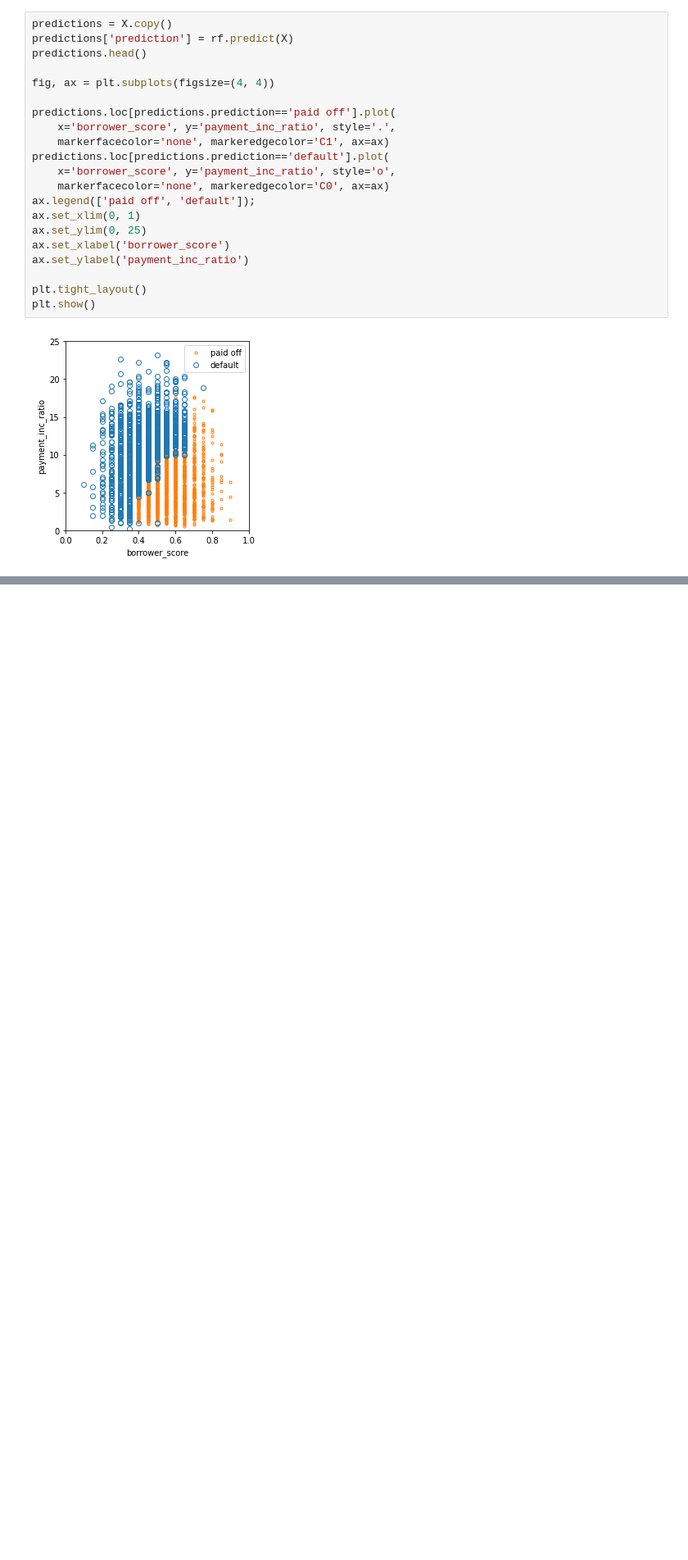
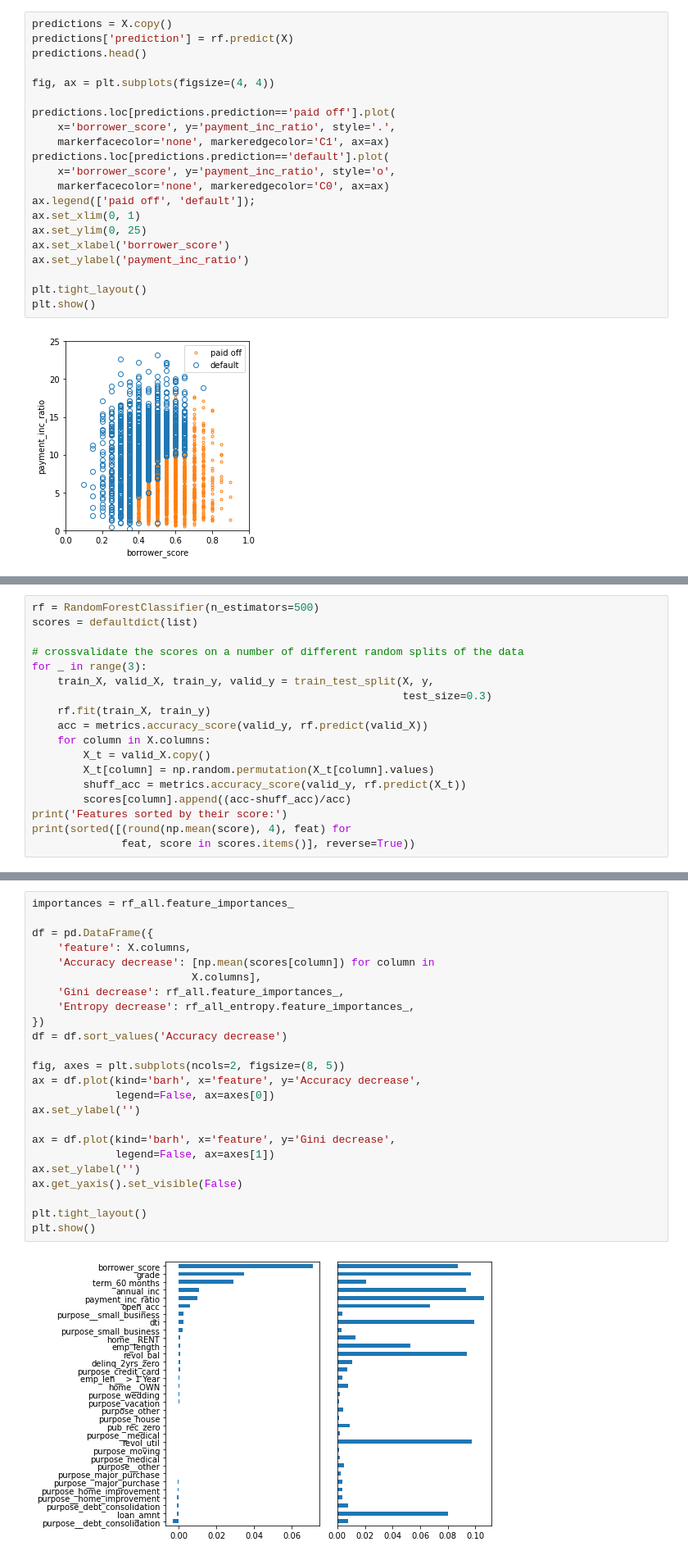
Before and after one commit to beauvilerobed/statistics-for-data-science, a Jupyter notebook: 6_StatisticalMachineLearning.ipynb, the cells around one changed output, grey strips where cells are left out. Shown: that part at 82% size. Cells and saved outputs as stored; diff of their text form; blank space fills up the shorter version.

```diff
--- a/6_StatisticalMachineLearning.ipynb
+++ b/6_StatisticalMachineLearning.ipynb
@@ -546,0 +570,18 @@ plt.show()
+# %%
+rf = RandomForestClassifier(n_estimators=500)
+scores = defaultdict(list)
+
+# crossvalidate the scores on a number of different random splits of the data
+for _ in range(3):
+    train_X, valid_X, train_y, valid_y = train_test_split(X, y,
+                                                          test_size=0.3)
+    rf.fit(train_X, train_y)
+    acc = metrics.accuracy_score(valid_y, rf.predict(valid_X))
+    for column in X.columns:
+        X_t = valid_X.copy()
+        X_t[column] = np.random.permutation(X_t[column].values)
+        shuff_acc = metrics.accuracy_score(valid_y, rf.predict(X_t))
+        scores[column].append((acc-shuff_acc)/acc)
+print('Features sorted by their score:')
+print(sorted([(round(np.mean(score), 4), feat) for
+              feat, score in scores.items()], reverse=True))
@@ -546,0 +591,26 @@ plt.show()
+# %%
+importances = rf_all.feature_importances_
+
+df = pd.DataFrame({
+    'feature': X.columns,
+    'Accuracy decrease': [np.mean(scores[column]) for column in
+                         X.columns],
+    'Gini decrease': rf_all.feature_importances_,
+    'Entropy decrease': rf_all_entropy.feature_importances_,
+})
+df = df.sort_values('Accuracy decrease')
+
+fig, axes = plt.subplots(ncols=2, figsize=(8, 5))
+ax = df.plot(kind='barh', x='feature', y='Accuracy decrease',
+             legend=False, ax=axes[0])
+ax.set_ylabel('')
+
+ax = df.plot(kind='barh', x='feature', y='Gini decrease',
+             legend=False, ax=axes[1])
+ax.set_ylabel('')
+ax.get_yaxis().set_visible(False)
+
+plt.tight_layout()
+plt.show()
+# %% [output]
+[figure, added]
```
Also changed, not shown: parts of 21 cells of this notebook.
